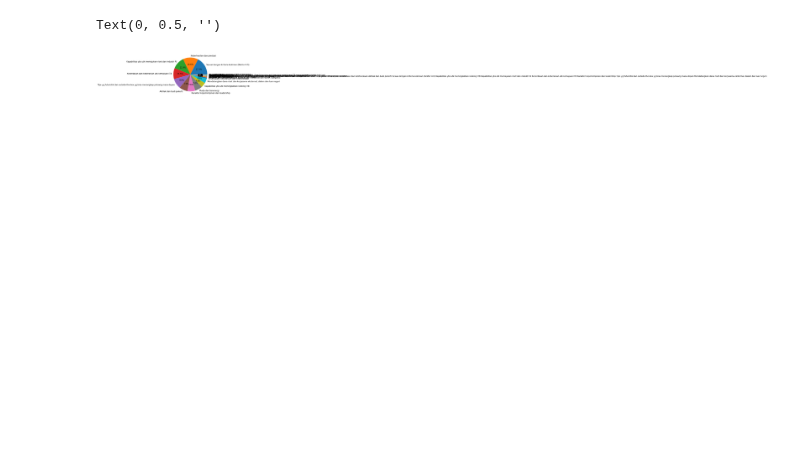
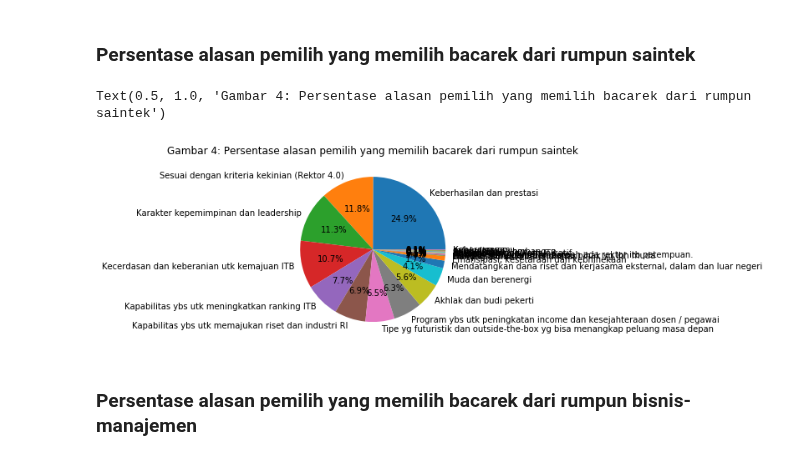
Before and after one commit to eueung/pilrek, a Jupyter notebook: pilrek-uts.ipynb, the cells around one changed output. Drawn from its saved outputs; the diff is of its cells as text; code cells hidden in the pictures; blank space fills up the shorter version.

```diff
--- a/pilrek-uts.ipynb
+++ b/pilrek-uts.ipynb
@@ -6,3 +25,8 @@ df  = pd.read_csv(url)
+# %%
+# mengunduh data terbaru dari github Pak Eueung
+df1 = pd.read_csv('https://github.com/eueung/pilrek/raw/master/pilrek.csv')
+df2 = pd.read_csv('https://github.com/eueung/pilrek/raw/master/pilrek-anon.csv')
+df  = pd.concat([df1, df2])
 # %%
 df.tail()
 # %% [output]
@@ -38,0 +41,11 @@ dtype: int64
+# %%
+df_lolos = df[df['CaRek Pilihan'].str.contains('Benyamin|'
+                                              'Bramantyo|'
+                                             'Dwi|'
+                                             'Edy|'
+                                             'Gusti Ayu|'
+                                             'Jaka|'
+                                             'Kadarsah|'
+                                             'Reini|'
+                                             'Simatupang|'
+                                             'Martokusumo')]
@@ -56,6 +148,19 @@ Text(0, 0.5, '')
+# %% [markdown]
+### Persentase alasan pemilih yang memilih bacarek dari rumpun saintek
+# %%
+df_saintek = df_lolos[df_lolos['CaRek Pilihan'].str.contains('FMIPA|'
+                                                              'FTI|'
+                                                              'FITB|'
+                                                              'STEI|'
+                                                              'SAPPK|'
+                                                              'FTSL')]
+#df_saintek
 # %%
-ax = df['Alasan Memilih CaRek'].value_counts().plot(kind='pie',autopct='%1.1f%%')
-ax.set_ylabel('')
+ax4 = df_saintek['Alasan Memilih CaRek'].value_counts().plot(kind='pie',autopct='%1.1f%%')
+ax4.set_ylabel('')
+plt.title("Gambar 4: Persentase alasan pemilih yang memilih bacarek dari rumpun saintek")
 # %% [output]
-Text(0, 0.5, '')
+Text(0.5, 1.0, 'Gambar 4: Persentase alasan pemilih yang memilih bacarek dari rumpun saintek')
-[figure, old version]
+[figure, new version]
+# %% [markdown]
+### Persentase alasan pemilih yang memilih bacarek dari rumpun bisnis-manajemen
```
Also changed, not shown: parts of 29 cells of this notebook.
